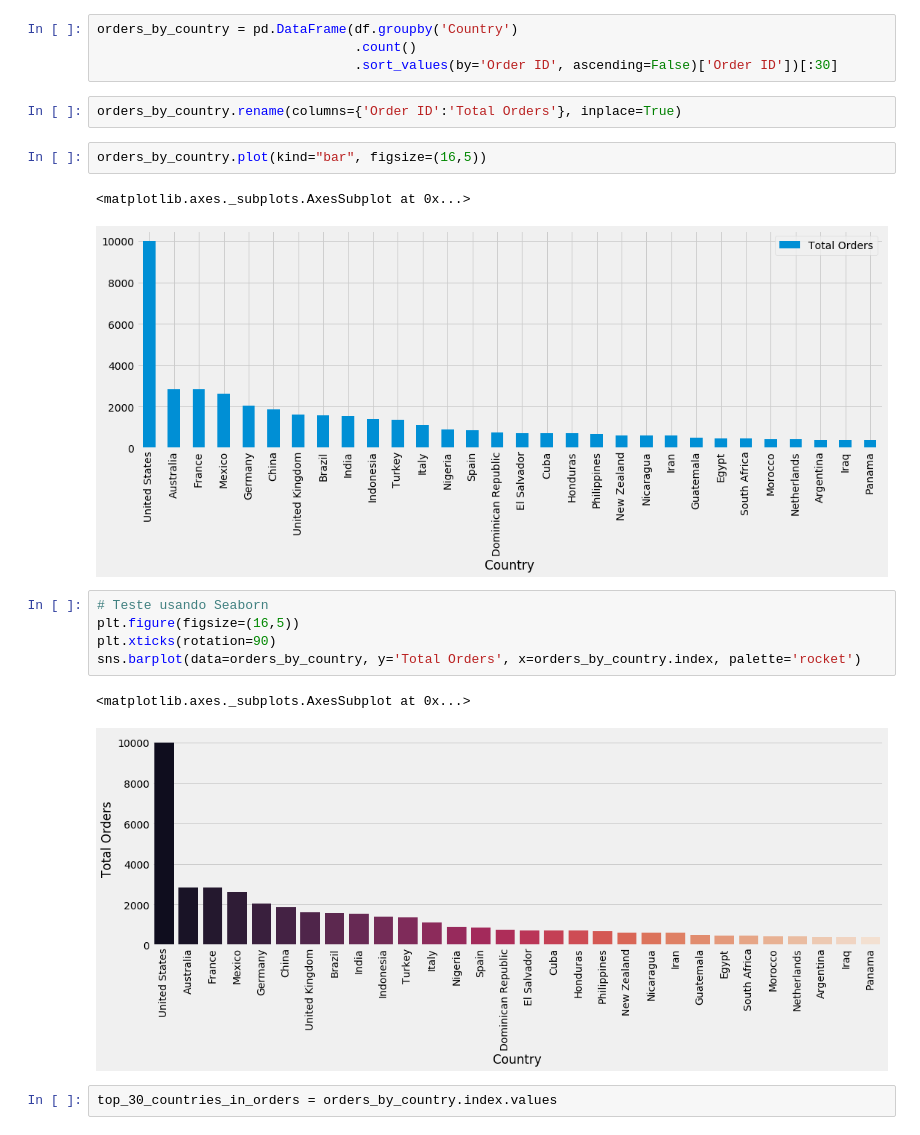
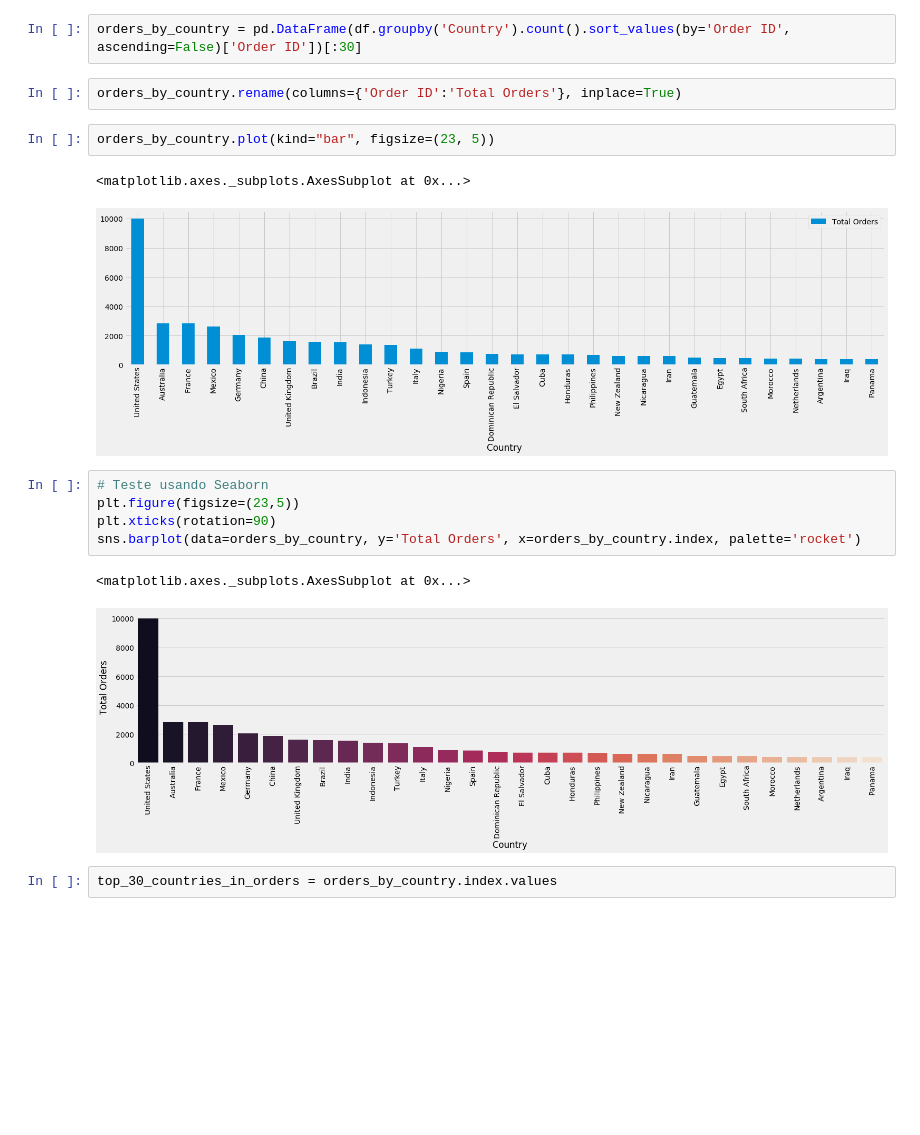
Before and after one commit to lc-rezende/global_superstore, a Jupyter notebook: Global Superstore - Estudo complementar.ipynb, the cells around one changed output. Cells and saved outputs as stored; diff of their text form; blank space fills up the shorter version.

```diff
--- a/Global Superstore - Estudo complementar.ipynb
+++ b/Global Superstore - Estudo complementar.ipynb
@@ -83,24 +86,22 @@ Países que fazem comércio: 147
 # %% [markdown]
 ### Top 30 países que mais fazem comércio
 # %%
-orders_by_country = pd.DataFrame(df.groupby('Country')
-                                 .count()
-                                 .sort_values(by='Order ID', ascending=False)['Order ID'])[:30]
+orders_by_country = pd.DataFrame(df.groupby('Country').count().sort_values(by='Order ID', ascending=False)['Order ID'])[:30]
 # %%
 orders_by_country.rename(columns={'Order ID':'Total Orders'}, inplace=True)
 # %%
-orders_by_country.plot(kind="bar", figsize=(16,5))
+orders_by_country.plot(kind="bar", figsize=(23, 5))
 # %% [output]
 <matplotlib.axes._subplots.AxesSubplot at 0x...>
-[figure, old version]
+[figure, new version]
 # %%
 # Teste usando Seaborn
-plt.figure(figsize=(16,5))
+plt.figure(figsize=(23,5))
 plt.xticks(rotation=90)
 sns.barplot(data=orders_by_country, y='Total Orders', x=orders_by_country.index, palette='rocket')
 # %% [output]
 <matplotlib.axes._subplots.AxesSubplot at 0x...>
-[figure, old version]
+[figure, new version]
 # %%
 top_30_countries_in_orders = orders_by_country.index.values
 # %% [markdown]
```
Also changed, not shown: parts of 10 cells of this notebook.
